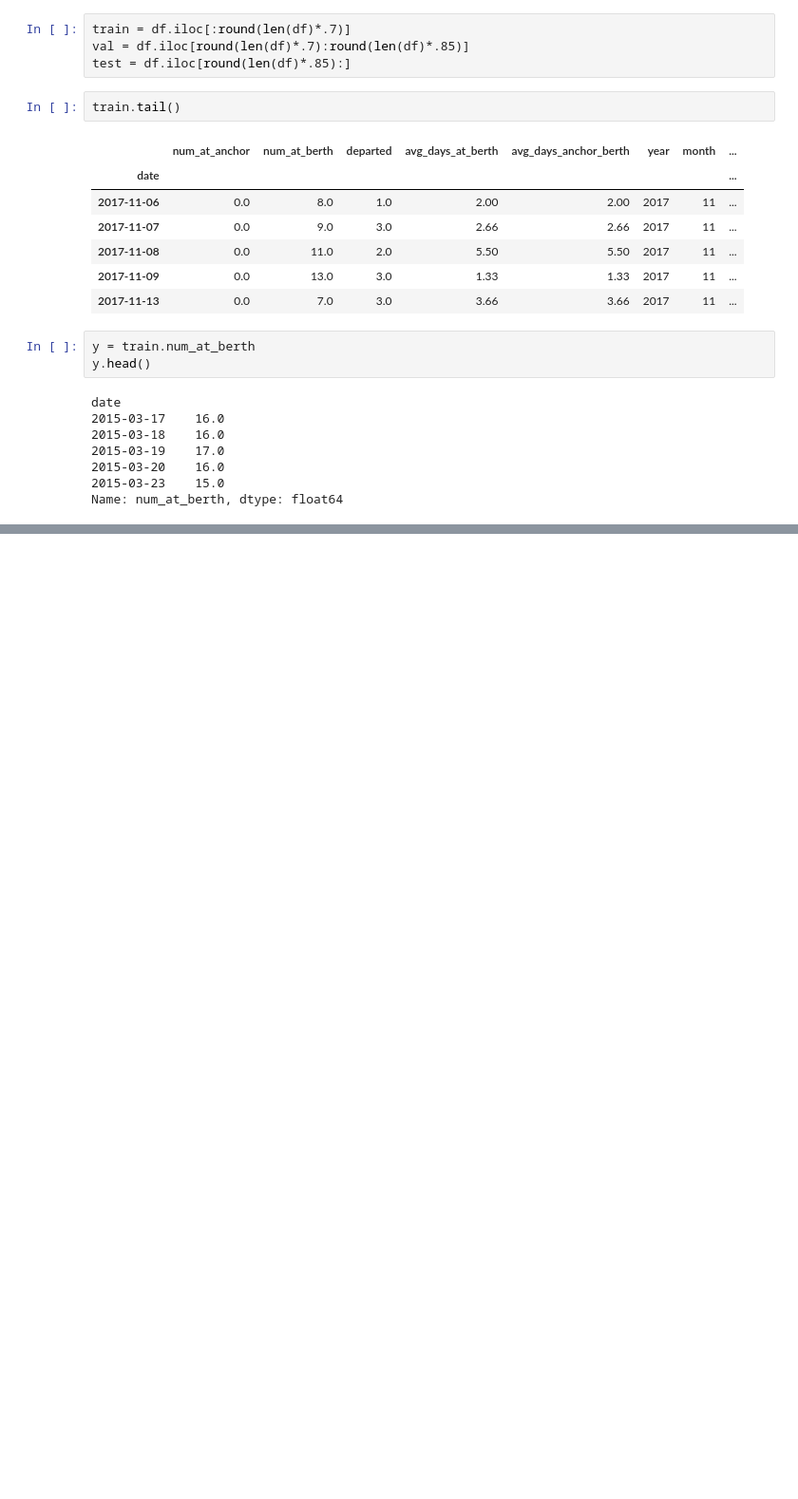
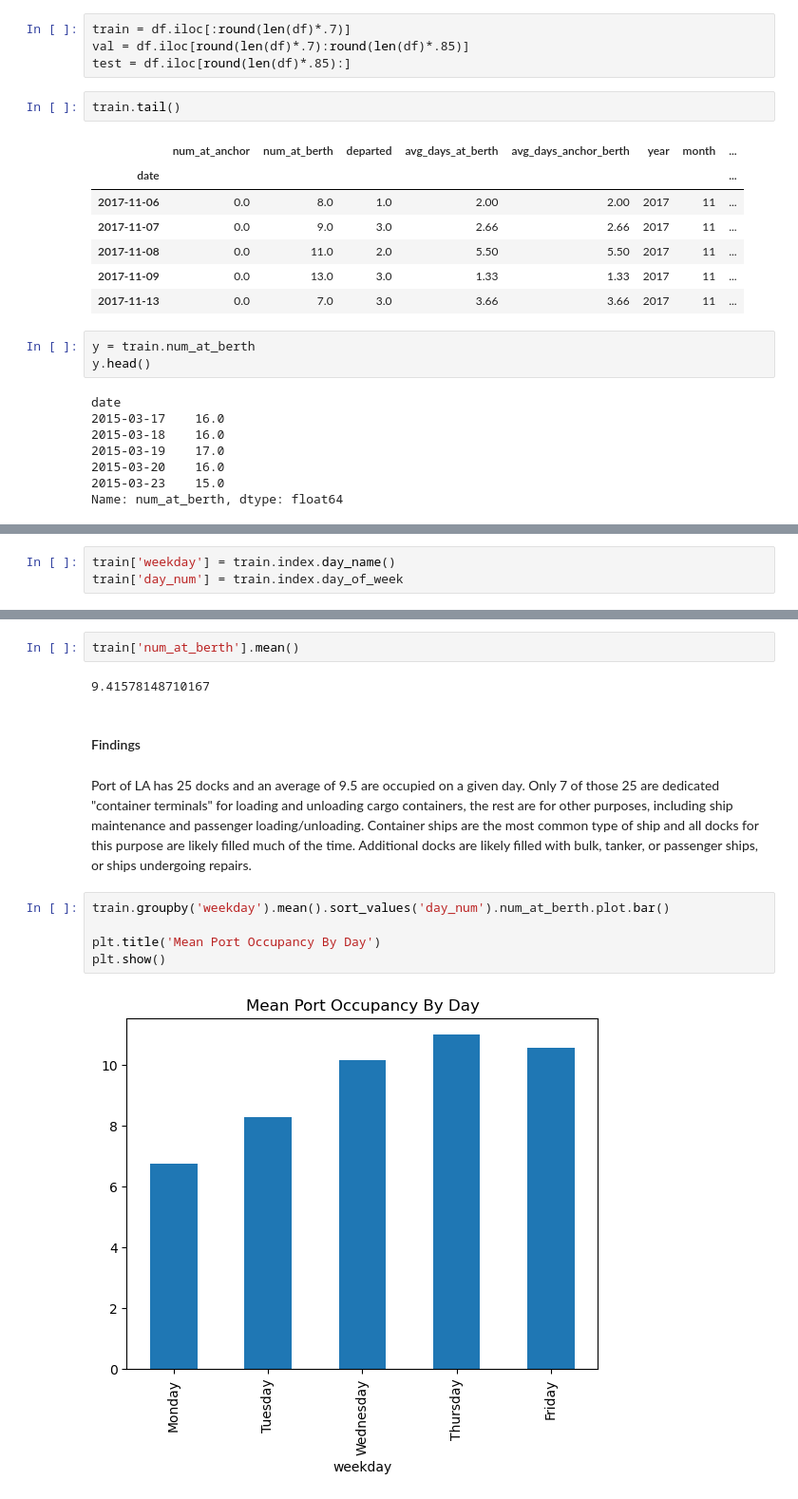
Before and after one commit to la-boat-traffic/la-boat-traffic, a Jupyter notebook: derek-explore.ipynb, the cells around one changed output, grey strips where cells are left out. Shown: that part at 95% size. Drawn from its saved outputs; the diff is of its cells as text; blank space fills up the shorter version.

```diff
--- a/derek-explore.ipynb
+++ b/derek-explore.ipynb
@@ -105,0 +116,3 @@ AttributeError: module 'matplotlib' has no attribute 'title'
+# %%
+train['weekday'] = train.index.day_name()
+train['day_num'] = train.index.day_of_week
@@ -105,0 +140,15 @@ AttributeError: module 'matplotlib' has no attribute 'title'
+# %%
+train['num_at_berth'].mean()
+# %% [output]
+9.41578148710167
+# %% [markdown]
+#### Findings
+# %% [markdown]
+Port of LA has 25 docks and an average of 9.5 are occupied on a given day. Only 7 of those 25 are dedicated "container terminals" for loading and unloading cargo containers, the rest are for other purposes, including ship maintenance and passenger loading/unloading. Container ships are the most common type of ship and all docks for this purpose are likely filled much of the time. Additional docks are likely filled with bulk, tanker, or passenger ships, or ships undergoing repairs.
+# %%
+train.groupby('weekday').mean().sort_values('day_num').num_at_berth.plot.bar()
+
+plt.title('Mean Port Occupancy By Day')
+plt.show()
+# %% [output]
+[figure, added]
```
Also changed, not shown: parts of 19 cells of this notebook.
